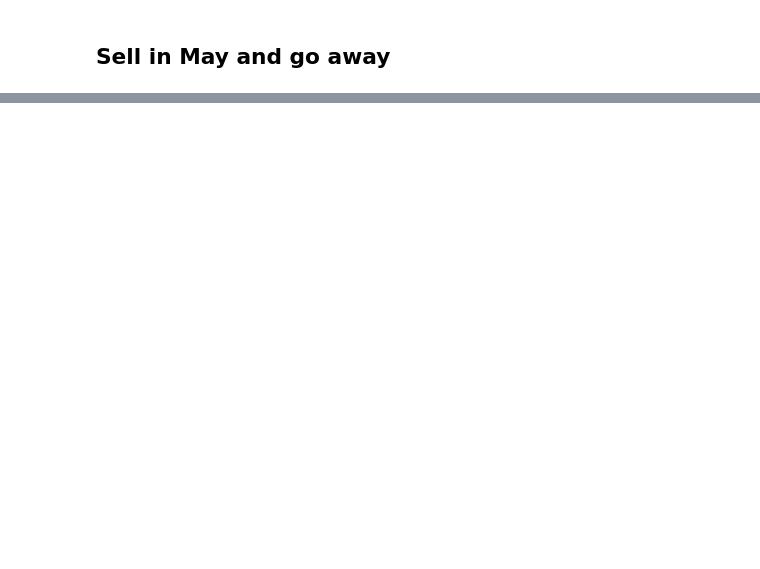
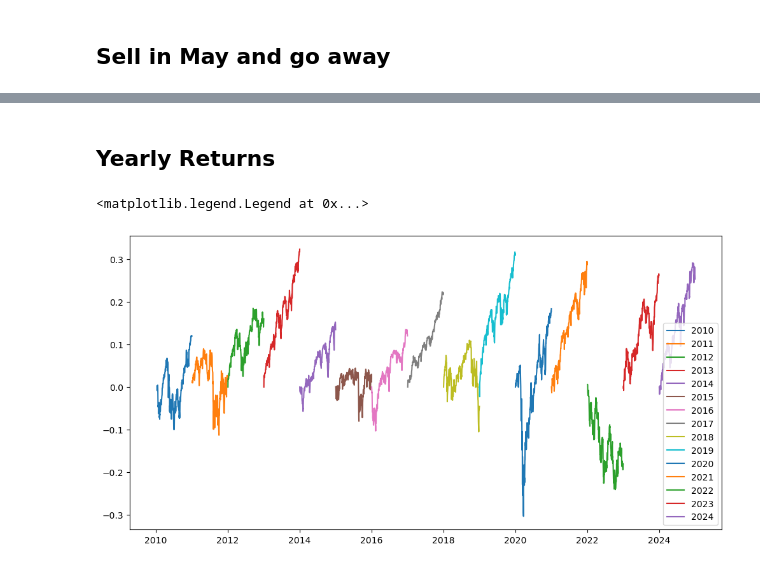
Before and after one commit to ZouZeusA/Quant-Research, a Jupyter notebook: Assets Analysis/Seasonality.ipynb, the cells around one changed output, grey strips where cells are left out. Drawn from its saved outputs; the diff is of its cells as text; code cells hidden in the pictures; blank space fills up the shorter version.

```diff
--- a/Assets Analysis/Seasonality.ipynb
+++ b/Assets Analysis/Seasonality.ipynb
@@ -73,0 +126,12 @@ May_Seasonality
+# %% [markdown]
+## Yearly Returns
+# %%
+spy = new_assets.xs('SPY', level='Tickers',axis=1)
+plt.figure(figsize=(12,6))
+for year in spy.index.year.unique():
+    sub = spy.loc[spy.index.year == year]
+    plt.plot(sub.index, np.exp(sub['LogReturns'].cumsum())-1,label=year) # sub.index.dayofyear
+plt.legend()
+# %% [output]
+<matplotlib.legend.Legend at 0x...>
+[figure, added]
```
Also changed, not shown: parts of 19 cells of this notebook.
